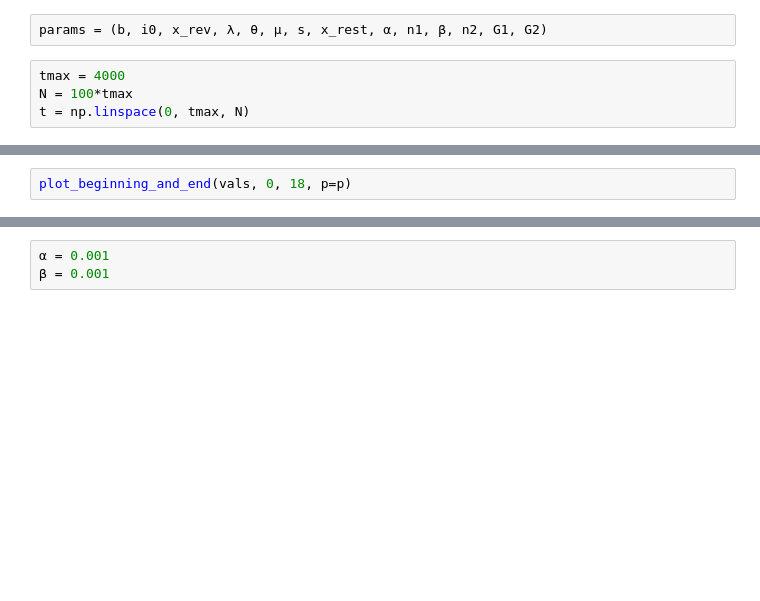
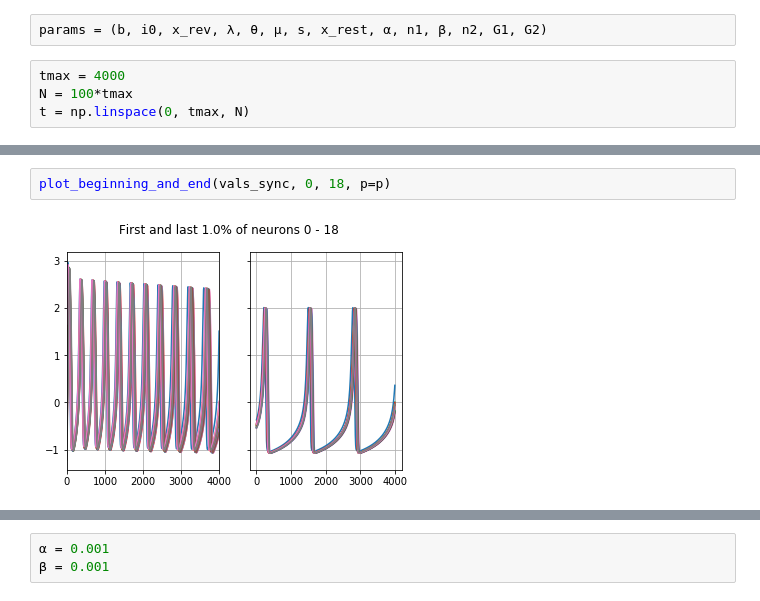
Before and after one commit to henmitch/chimera-2019, a Jupyter notebook: code/sim.ipynb, the cells around one changed output, grey strips where cells are left out. Saved outputs shown, nothing was run; the diff lists cells and outputs as text; blank space fills up the shorter version.

```diff
--- a/code/sim.ipynb
+++ b/code/sim.ipynb
@@ -139,3 +180,5 @@ plot_beginning_and_end(vals, 0, 65, legend=False, p=p)
 # %%
-plot_beginning_and_end(vals, 0, 18, p=p)
+plot_beginning_and_end(vals_sync, 0, 18, p=p)
+# %% [output]
+[figure, added]
 # %%
```
Also changed, not shown: parts of 33 cells of this notebook.
